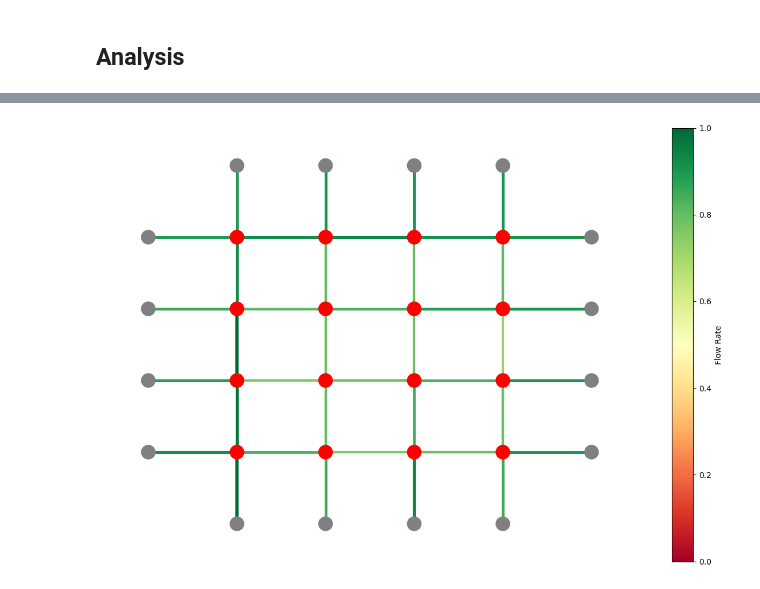
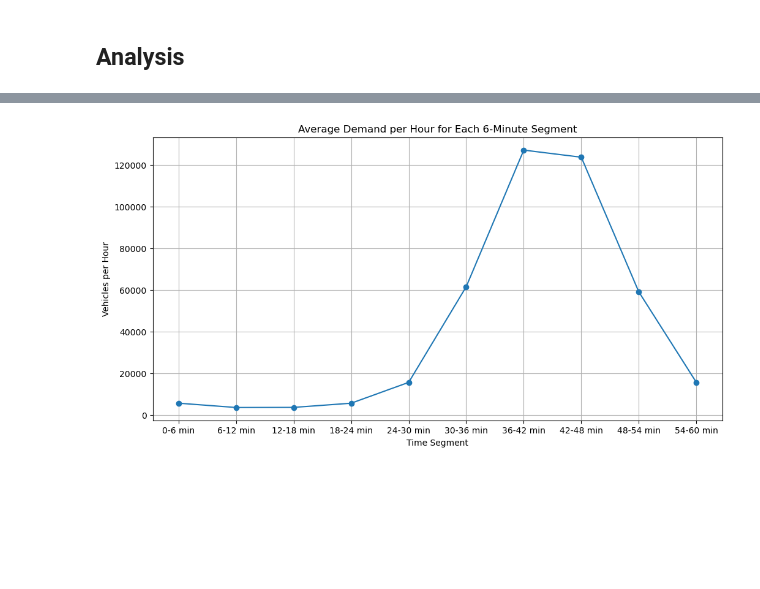
Before and after one commit to rbokade/pytsc, a Jupyter notebook: pytsc/notebooks/scenarios.ipynb, the cells around one changed output, grey strips where cells are left out. Cells and saved outputs as stored; diff of their text form; code cells hidden in the pictures; blank space fills up the shorter version.

```diff
--- a/pytsc/notebooks/scenarios.ipynb
+++ b/pytsc/notebooks/scenarios.ipynb
@@ -120,6 +120,27 @@ def plot_graph_with_flow_rates(flow_rates, figsize=12, edge_width_max=4):
     cbar = plt.colorbar(sm, ax=ax)
     cbar.set_label('Flow Rate')
     plt.tight_layout()
+# %%
+def plot_network_demand_over_time(flowfile_path, figsize=6):
+    with open(flowfile_path, 'r') as file:
+        flow_data = json.load(file)
+    num_segments = 10
+    demand_segments = [0] * num_segments
+    for entry in flow_data:
+        start_time = entry['startTime']
+        end_time = entry['endTime']
+        interval = entry['interval']
+        if start_time == end_time:
+            segment_index = start_time // 360  # Each segment is 360 seconds (6 minutes)
+            demand_segments[segment_index] += 1 / interval
+    demand_per_hour = [demand * 6 for demand in demand_segments]  # Multiply by 6 to scale from 6 minutes to an hour
+    time_labels = [f'{i*6}-{(i+1)*6} min' for i in range(num_segments)]
+    plt.figure(figsize=(2 * figsize, figsize))
+    plt.plot(time_labels, demand_per_hour, marker='o')
+    plt.title('Average Demand per Hour for Each 6-Minute Segment')
+    plt.xlabel('Time Segment')
+    plt.ylabel('Vehicles per Hour')
+    plt.grid(True)
 # %%
 def get_networkx_graph():
     G = nx.Graph()
@@ -192,15 +213,17 @@ plot_graph_with_flow_rates(flow_rates)
+# %%
+plot_network_demand_over_time(flow_file_path)
+# %% [output]
+[figure, added]
 # %%
-N_REPLICATES = 20
-for i in range(1, N_REPLICATES + 1):
-    flow_file_path = f'/Users/rohitbokade/repos/pytsc/pytsc/scenarios/cityflow/syn_4x4/{i}__syn_4x4__gaussian_600_flows.json'
-    mean_flow_rates = {}
-    flow_rates = get_flow_rates(flow_file_path)
-    for k, v in flow_rates.items():
-        value_update = v / N_REPLICATES
-        if k not in mean_flow_rates:
-            mean_flow_rates[k] = value_update
-        else:
-            mean_flow_rates[k] += value_update
-plot_graph_with_flow_rates(mean_flow_rates)
+# N_REPLICATES = 20
+# for i in range(1, N_REPLICATES + 1):
+#     flow_file_path = f'/Users/rohitbokade/repos/pytsc/pytsc/scenarios/cityflow/syn_4x4/{i}__syn_4x4__gaussian_600_flows.json'
+#     mean_flow_rates = {}
+#     flow_rates = get_flow_rates(flow_file_path)
+#     for k, v in flow_rates.items():
+#         value_update = v / N_REPLICATES
+#         if k not in mean_flow_rates:
+#             mean_flow_rates[k] = value_update
+#         else:
+#             mean_flow_rates[k] += value_update
+# plot_graph_with_flow_rates(mean_flow_rates)
-# %% [output]
-[figure, removed]
```
Also changed, not shown: parts of 5 cells of this notebook, 30 other files.
